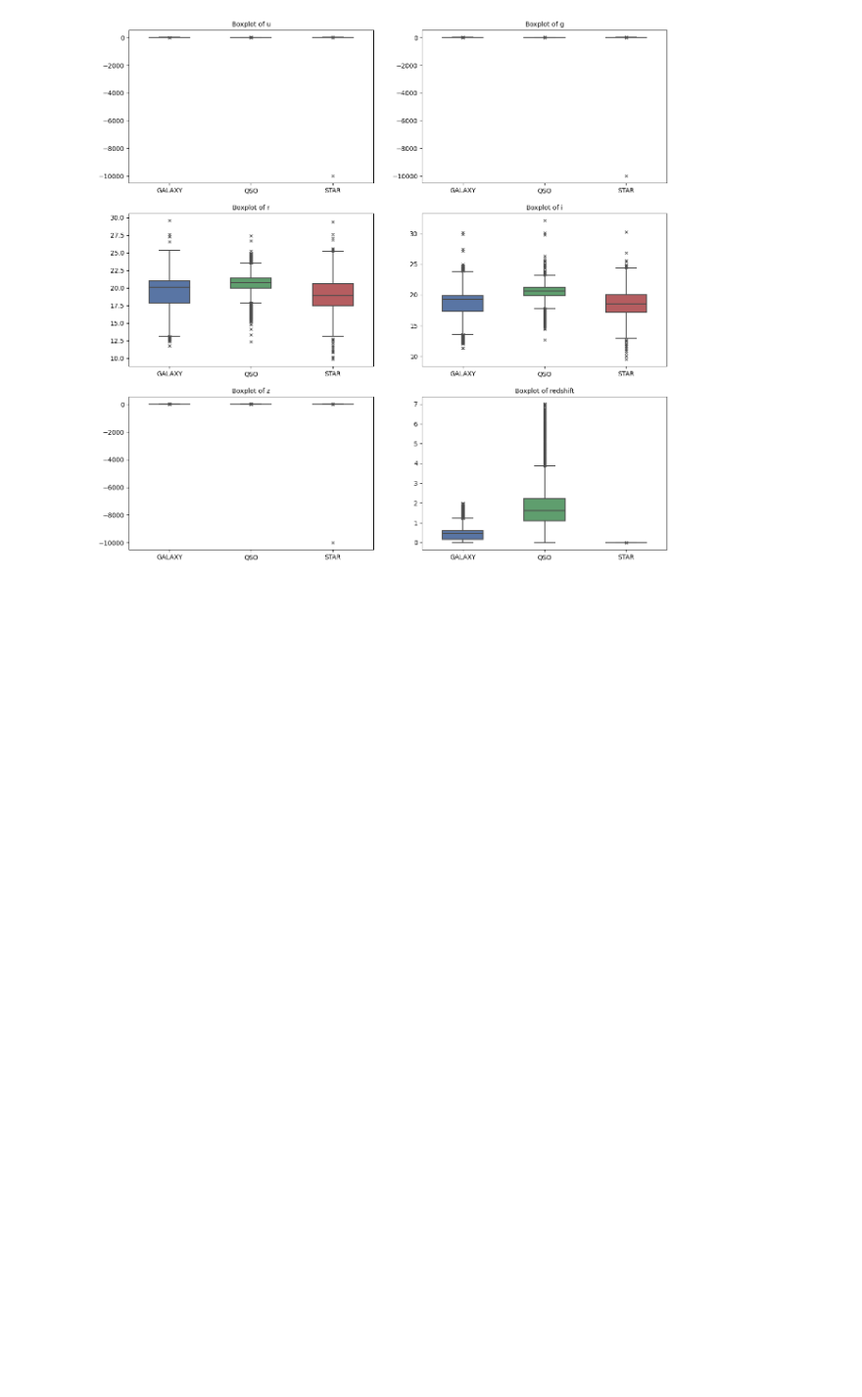
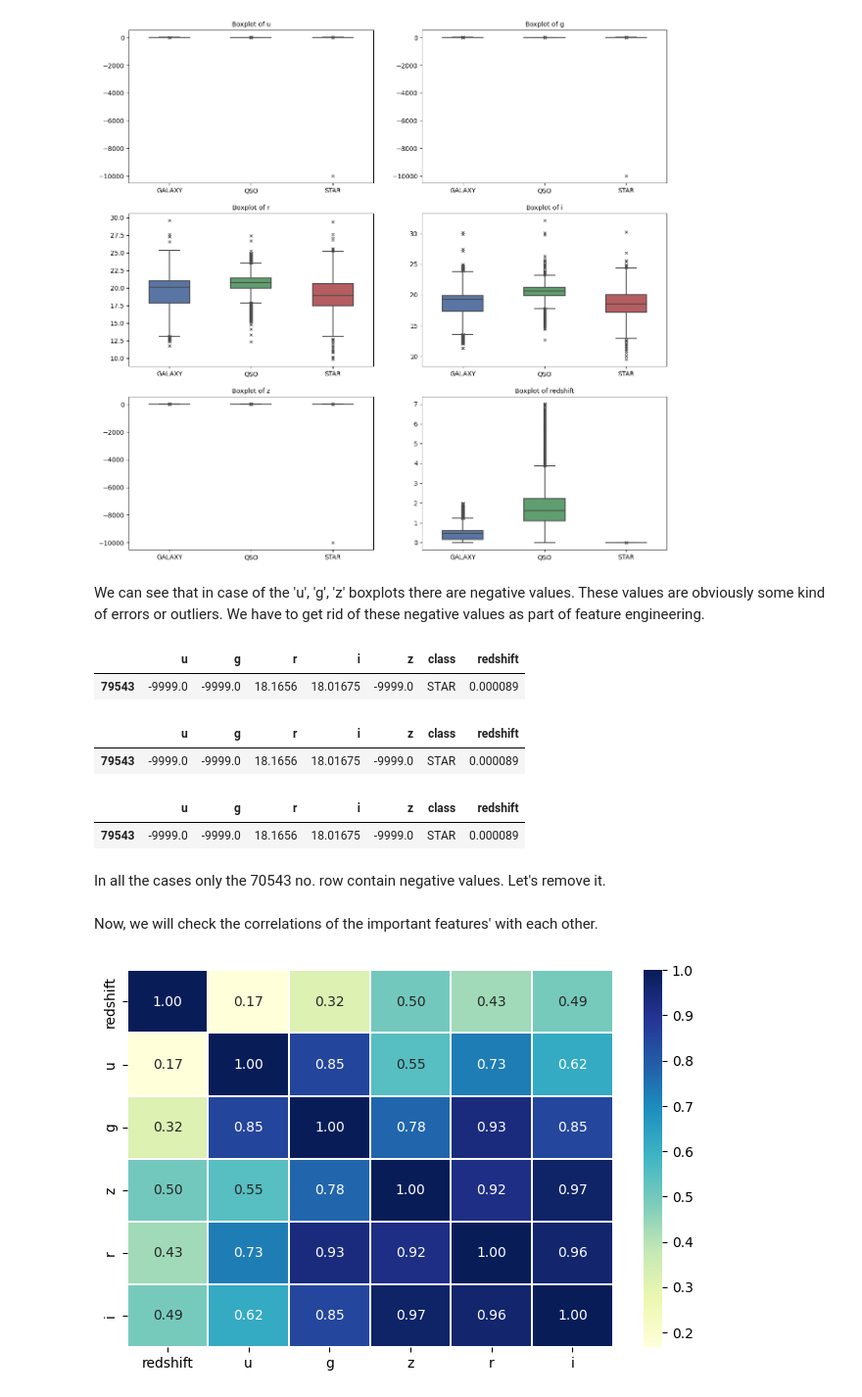
Before and after one commit to Ahmed-Estiak/stellar-classification-using-SMOTE-and-classifiers-ensemble, a Jupyter notebook: Stellar Classification (Smote, Scaled, hyperparamter tuning and ensemble).ipynb, the cells around one changed output. Shown: that part at 98% size. Drawn from its saved outputs; the diff is of its cells as text; code cells hidden in the pictures; blank space fills up the shorter version.

Commit message:
0.4 feature engineering and correlations

```diff
--- a/Stellar Classification (Smote, Scaled, hyperparamter tuning and ensemble).ipynb
+++ b/Stellar Classification (Smote, Scaled, hyperparamter tuning and ensemble).ipynb
@@ -221,3 +221,33 @@ def plot_boxplots(data_frame, analysis_columns, target_column):
 plot_boxplots(data_frame=sdss_imp, analysis_columns=imp_columns, target_column='class')
 # %% [output]
 [figure]
+# %% [markdown]
+We can see that in case of the 'u', 'g', 'z' boxplots there are negative values. These values are obviously some kind of errors or outliers.  We have to get rid of these negative values as part of feature engineering.
+# %%
+display(sdss_imp[sdss_imp['u'] <0])
+# %% [output]
+|  | u | g | r | i | z | class | redshift |
+| 79543 | -9999.0 | -9999.0 | 18.1656 | 18.01675 | -9999.0 | STAR | 0.000089 |
+# %%
+display(sdss_imp[sdss_imp['g'] <0])
+# %% [output]
+|  | u | g | r | i | z | class | redshift |
+| 79543 | -9999.0 | -9999.0 | 18.1656 | 18.01675 | -9999.0 | STAR | 0.000089 |
+# %%
+display(sdss_imp[sdss_imp['z'] <0])
+# %% [output]
+|  | u | g | r | i | z | class | redshift |
+| 79543 | -9999.0 | -9999.0 | 18.1656 | 18.01675 | -9999.0 | STAR | 0.000089 |
+# %% [markdown]
+In all the cases only the 70543 no. row contain negative values. Let's remove it.
+# %%
+sdss_imp = sdss_imp.drop(index=[79543])
+# %% [markdown]
+Now, we will check the correlations of the important features' with each other.
+# %%
+plt.figure(figsize=(8, 5))
+sns.heatmap(data=sdss_imp[[ 'redshift','u', 'g', 'z', 'r', 'i']].corr(),
+            annot=True, fmt='.2f', linewidths=0.1, cmap="YlGnBu")
+plt.show()
+# %% [output]
+[figure, added]
```
